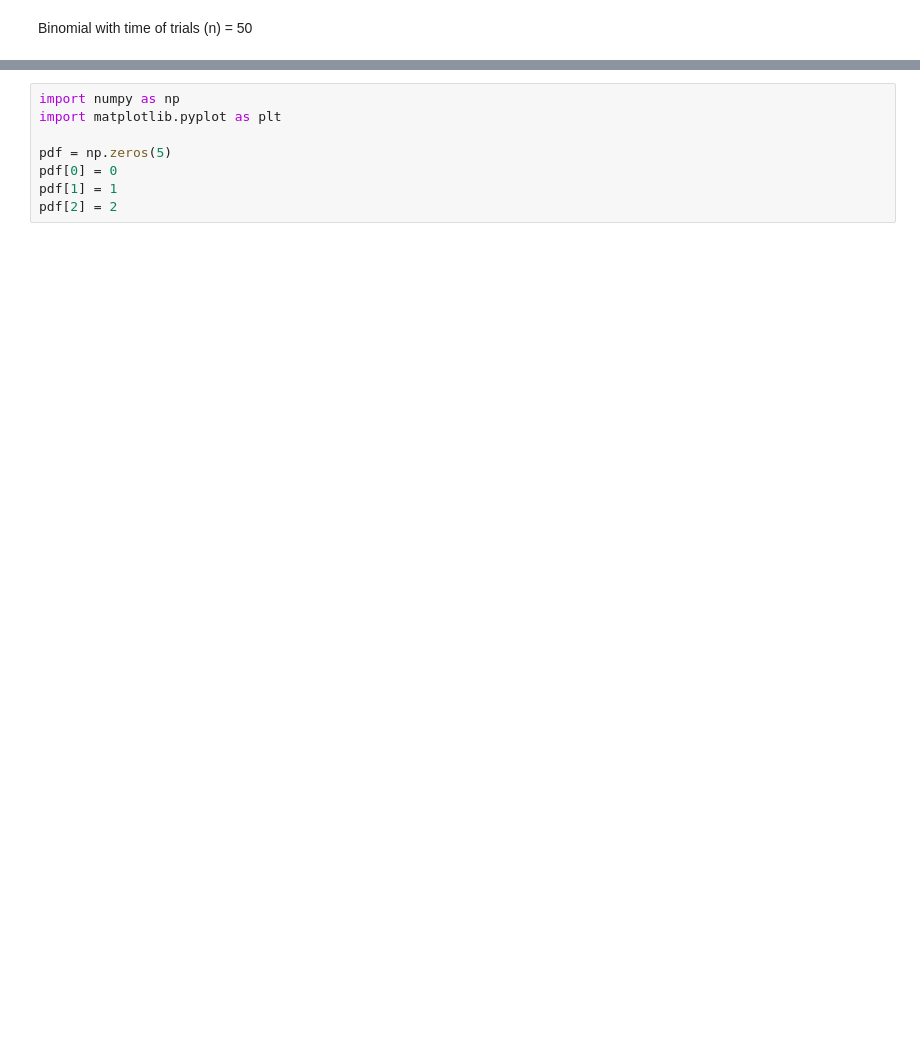
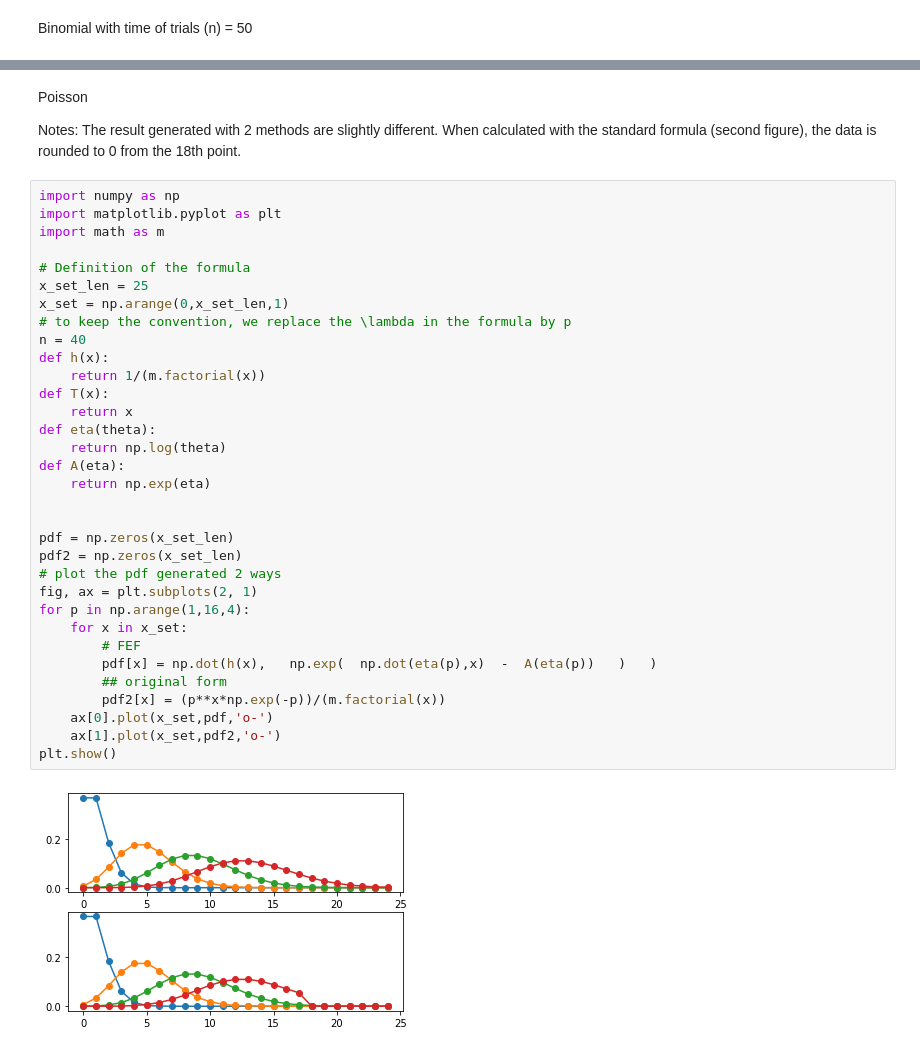
Before and after one commit to ZGChung/ICMLL_MLAPP, a Jupyter notebook: ExpFam_general.ipynb, the cells around one changed output, grey strips where cells are left out. Cells and saved outputs as stored; diff of their text form; blank space fills up the shorter version.

```diff
--- a/ExpFam_general.ipynb
+++ b/ExpFam_general.ipynb
@@ -79,8 +77,39 @@ TypeError: 'numpy.float64' object does not support item assignment
-# %%
-import numpy as np
-import matplotlib.pyplot as plt
-
-pdf = np.zeros(5)
-pdf[0] = 0
-pdf[1] = 1
-pdf[2] = 2
+# %% [markdown]
+Poisson
+
+Notes: The result generated with 2 methods are slightly different. When calculated with the standard formula (second figure), the data is rounded to 0 from the 18th point.
+# %%
+import numpy as np
+import matplotlib.pyplot as plt
+import math as m
+
+# Definition of the formula
+x_set_len = 25
+x_set = np.arange(0,x_set_len,1)
+# to keep the convention, we replace the \lambda in the formula by p
+n = 40
+def h(x):
+    return 1/(m.factorial(x))
+def T(x):
+    return x
+def eta(theta):
+    return np.log(theta)
+def A(eta):
+    return np.exp(eta)
+
+
+pdf = np.zeros(x_set_len)
+pdf2 = np.zeros(x_set_len)
+# plot the pdf generated 2 ways
+fig, ax = plt.subplots(2, 1)
+for p in np.arange(1,16,4):
+    for x in x_set:
+        # FEF
+        pdf[x] = np.dot(h(x),   np.exp(  np.dot(eta(p),x)  -  A(eta(p))   )   )
+        ## original form
+        pdf2[x] = (p**x*np.exp(-p))/(m.factorial(x))
+    ax[0].plot(x_set,pdf,'o-')
+    ax[1].plot(x_set,pdf2,'o-')
+plt.show()
+# %% [output]
+[figure, added]
```
Also changed, not shown: parts of 7 cells of this notebook, 1 other file.
